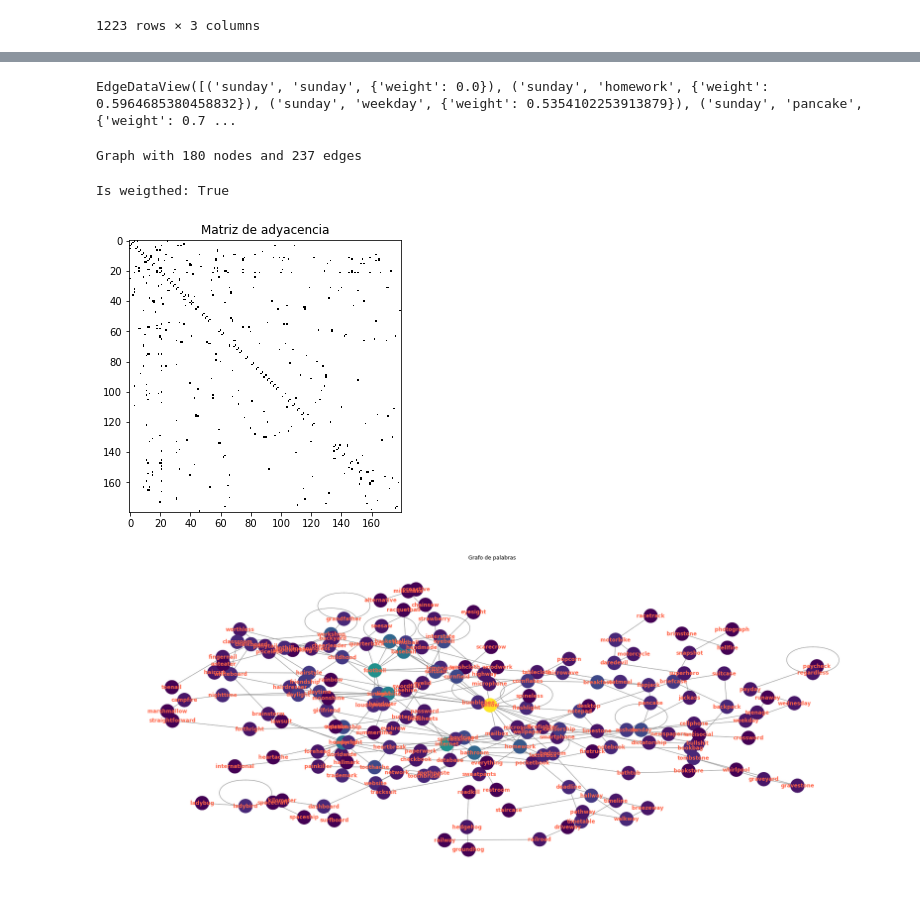
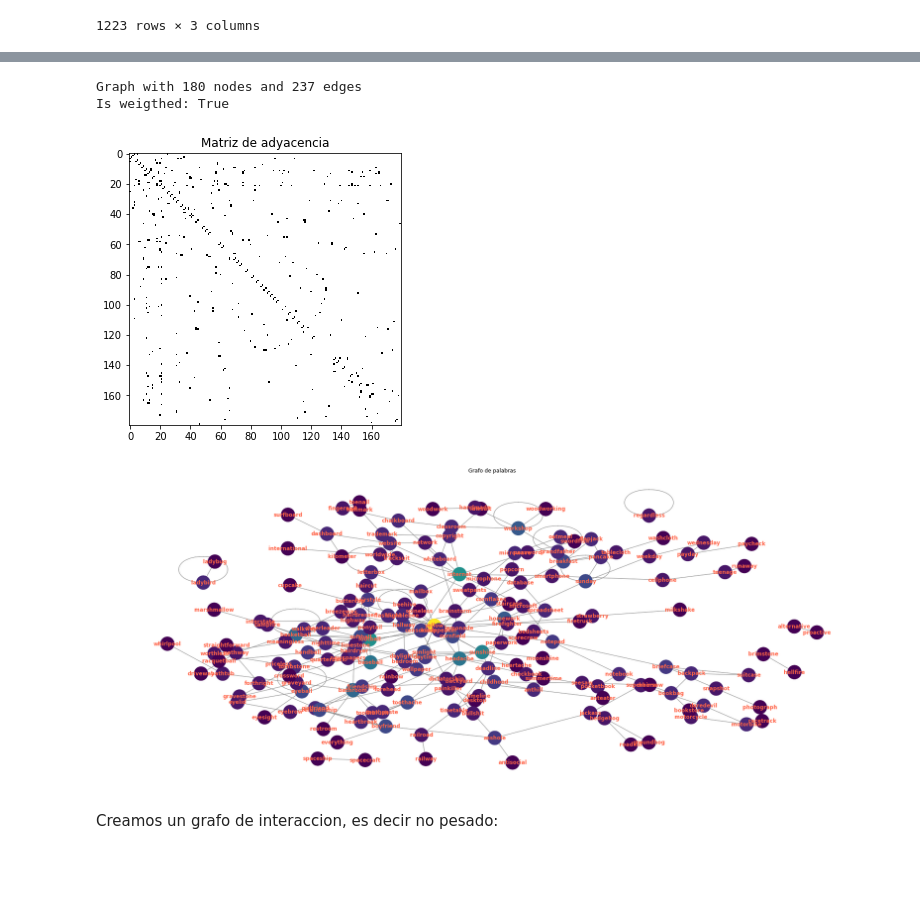
Before and after one commit to magistery-tps/dm-cyt-tp2, a Jupyter notebook: notebooks/tp2.ipynb, the cells around one changed output, grey strips where cells are left out. Drawn from its saved outputs; the diff is of its cells as text; code cells hidden in the pictures; blank space fills up the shorter version.

Commit message:
feat: simplify graph visializacion and load unweighted graph

```diff
--- a/notebooks/tp2.ipynb
+++ b/notebooks/tp2.ipynb
@@ -239,26 +242,11 @@ INFO: (1223, 3) --> rename_columns({}) --> (1223, 3)
 # %%
-dataset_graph = nx.from_pandas_edgelist(dataset, 'source',  'response', 'weight', create_using=nx.Graph())
+weighted_graph = nx.from_pandas_edgelist(dataset, 'source',  'response', 'weight', create_using=nx.Graph())
-# %%
-dataset_graph.edges(data=True)
-# %% [output]
-EdgeDataView([('sunday', 'sunday', {'weight': 0.0}), ('sunday', 'homework', {'weight': 0.5964685380458832}), ('sunday', 'weekday', {'weight': 0.5354102253913879}), ('sunday', 'pancake', {'weight': 0.7 ...
-# %%
-print(nx.info(dataset_graph))
-print('Is weigthed:',nx.is_weighted(dataset_graph))
-# %% [output]
-Graph with 180 nodes and 237 edges
-Is weigthed: True
-# %%
-plot_adjacency_matrix(dataset_graph)
-# %% [output]
-[figure, removed]
-# %%
-plot_graph(
-    dataset_graph,
-    title='Grafo de palabras',
-    font_color  = 'tomato',
-    font_weight = 'bold',
-    node_color  = [v for v in nx.degree_centrality(dataset_graph).values()]
-)
-# %% [output]
-[figure, removed]
+# %%
+graph_summary(weighted_graph)
+# %% [output]
+Graph with 180 nodes and 237 edges
+Is weigthed: True
+[figure, added]
+[figure, added]
+# %% [markdown]
+Creamos un grafo de interaccion, es decir no pesado:
```
Also changed, not shown: parts of 6 cells of this notebook, 2 other files.
